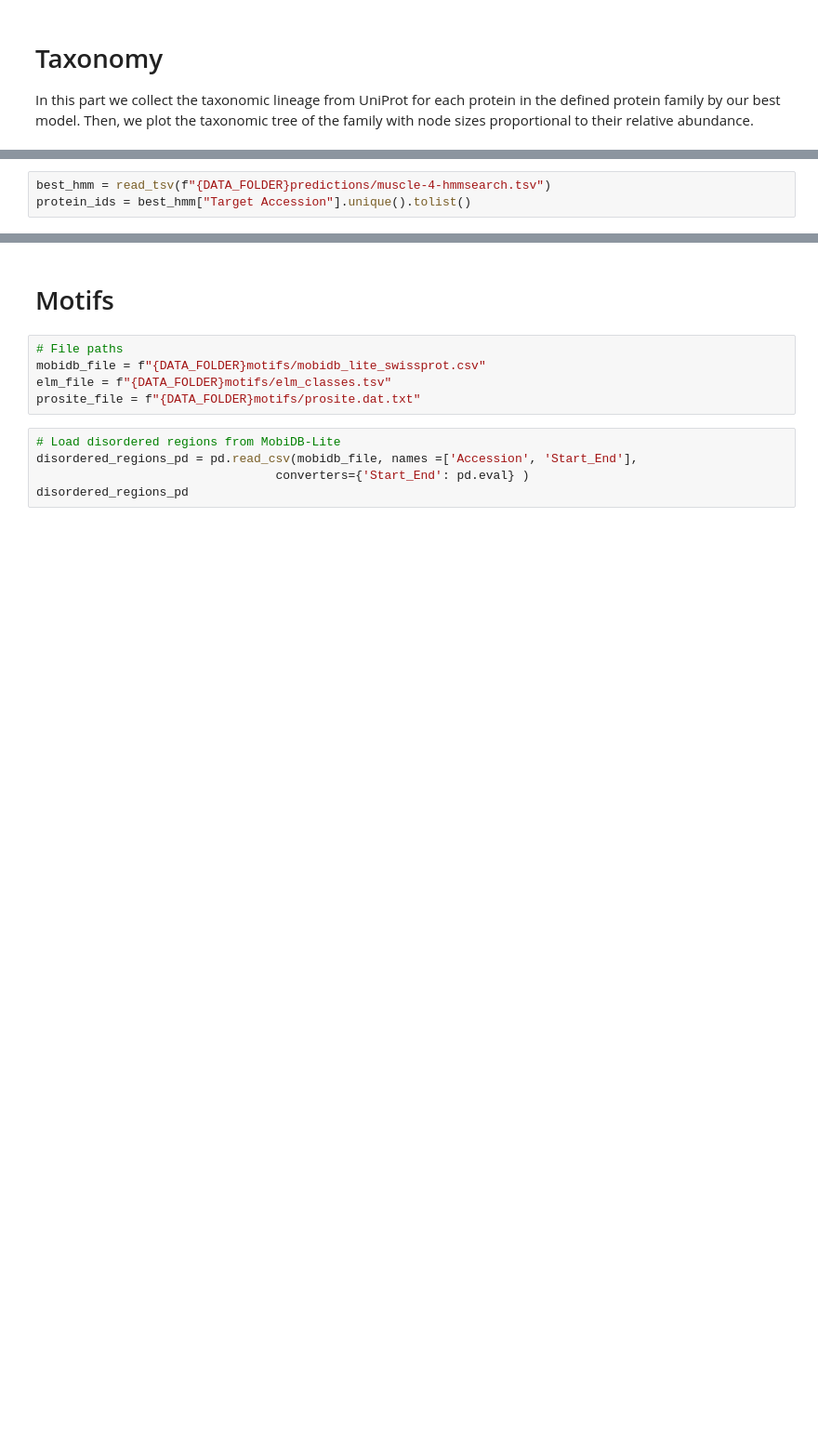
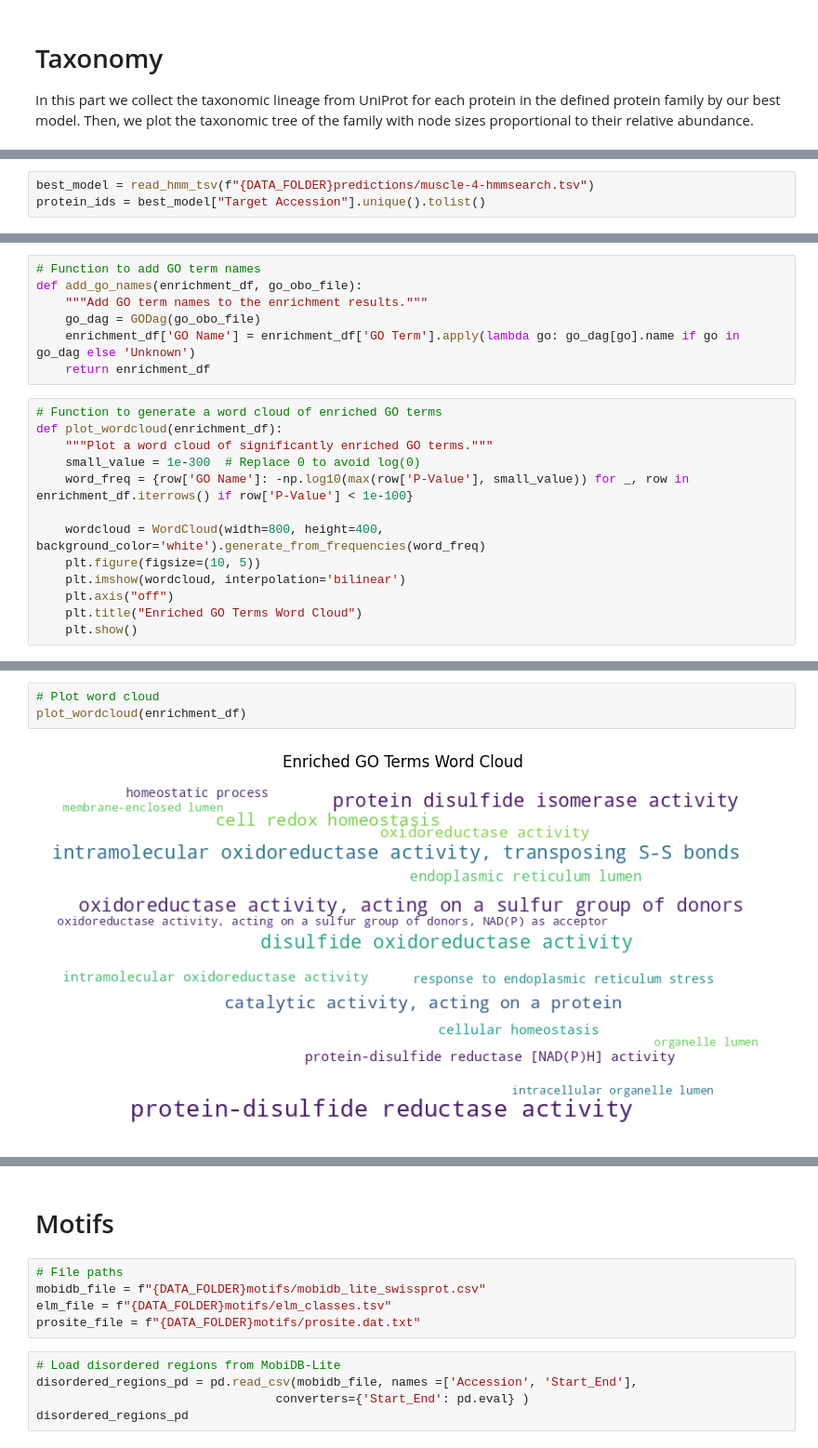
Before and after one commit to trajkovskifilip/biological_data, a Jupyter notebook: Biological_Data_Final_Project.ipynb, the cells around one changed output, grey strips where cells are left out. Shown at 93% size. Drawn from its saved outputs; the diff is of its cells as text; blank space fills up the shorter version.

```diff
--- a/Biological_Data_Final_Project.ipynb
+++ b/Biological_Data_Final_Project.ipynb
@@ -361,7 +472,7 @@ def parse_uniprot_xml(xml_data):
     lineage = [node.text for node in root.findall(".//{http://uniprot.org/uniprot}lineage/{http://uniprot.org/uniprot}taxon")]
     return " > ".join(lineage) if lineage else "N/A"
 # %%
-best_hmm = read_tsv(f"{DATA_FOLDER}predictions/muscle-4-hmmsearch.tsv")
-protein_ids = best_hmm["Target Accession"].unique().tolist()
+best_model = read_hmm_tsv(f"{DATA_FOLDER}predictions/muscle-4-hmmsearch.tsv")
+protein_ids = best_model["Target Accession"].unique().tolist()
 # %%
 # Collect taxonomy lineage data
@@ -424,0 +630,20 @@ plt.show()
+# %%
+# Function to add GO term names
+def add_go_names(enrichment_df, go_obo_file):
+    """Add GO term names to the enrichment results."""
+    go_dag = GODag(go_obo_file)
+    enrichment_df['GO Name'] = enrichment_df['GO Term'].apply(lambda go: go_dag[go].name if go in go_dag else 'Unknown')
+    return enrichment_df
+# %%
+# Function to generate a word cloud of enriched GO terms
+def plot_wordcloud(enrichment_df):
+    """Plot a word cloud of significantly enriched GO terms."""
+    small_value = 1e-300  # Replace 0 to avoid log(0)
+    word_freq = {row['GO Name']: -np.log10(max(row['P-Value'], small_value)) for _, row in enrichment_df.iterrows() if row['P-Value'] < 1e-100}
+
+    wordcloud = WordCloud(width=800, height=400, background_color='white').generate_from_frequencies(word_freq)
+    plt.figure(figsize=(10, 5))
+    plt.imshow(wordcloud, interpolation='bilinear')
+    plt.axis("off")
+    plt.title("Enriched GO Terms Word Cloud")
+    plt.show()
@@ -424,0 +740,5 @@ plt.show()
+# %%
+# Plot word cloud
+plot_wordcloud(enrichment_df)
+# %% [output]
+[figure, added]
```
Also changed, not shown: parts of 29 cells of this notebook.
